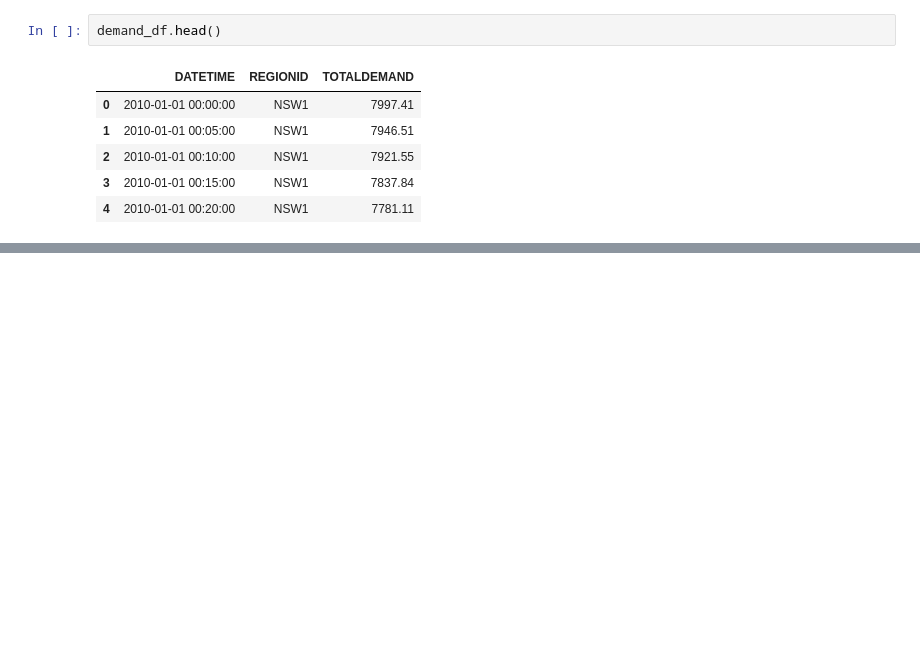
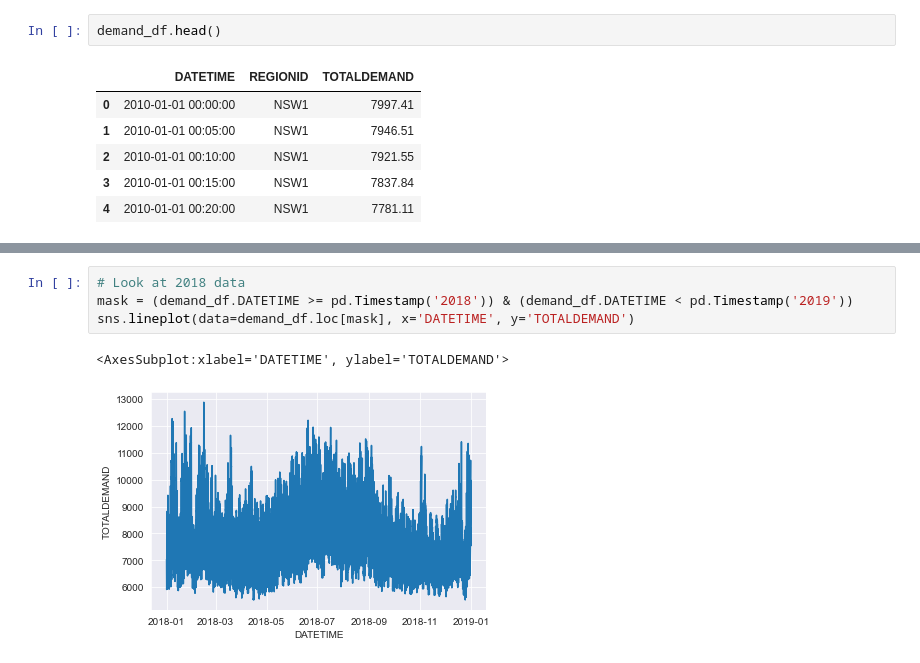
Before and after one commit to dmc-au/Team-A---Impacts-of-Household-PV-on-Grid-Demand, a Jupyter notebook: src/sam_eda.ipynb, the cells around one changed output, grey strips where cells are left out. Saved outputs shown, nothing was run; the diff lists cells and outputs as text; blank space fills up the shorter version.

```diff
--- a/src/sam_eda.ipynb
+++ b/src/sam_eda.ipynb
@@ -24,0 +35,7 @@ dtype: object
+# %%
+# Look at 2018 data
+mask = (demand_df.DATETIME >= pd.Timestamp('2018')) & (demand_df.DATETIME < pd.Timestamp('2019'))
+sns.lineplot(data=demand_df.loc[mask], x='DATETIME', y='TOTALDEMAND')
+# %% [output]
+<AxesSubplot:xlabel='DATETIME', ylabel='TOTALDEMAND'>
+[figure, added]
```
Also changed, not shown: parts of 20 cells of this notebook.
